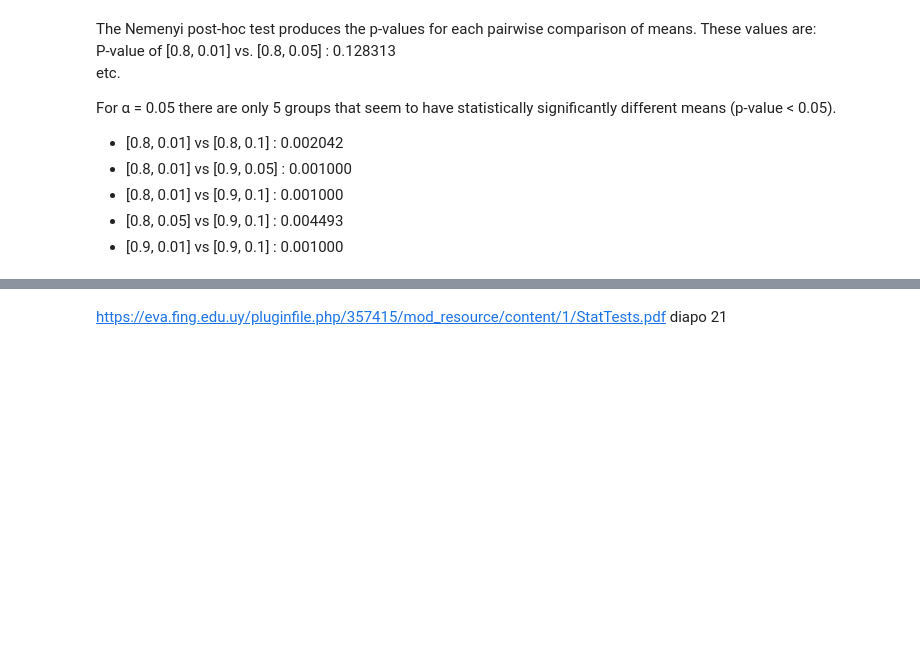
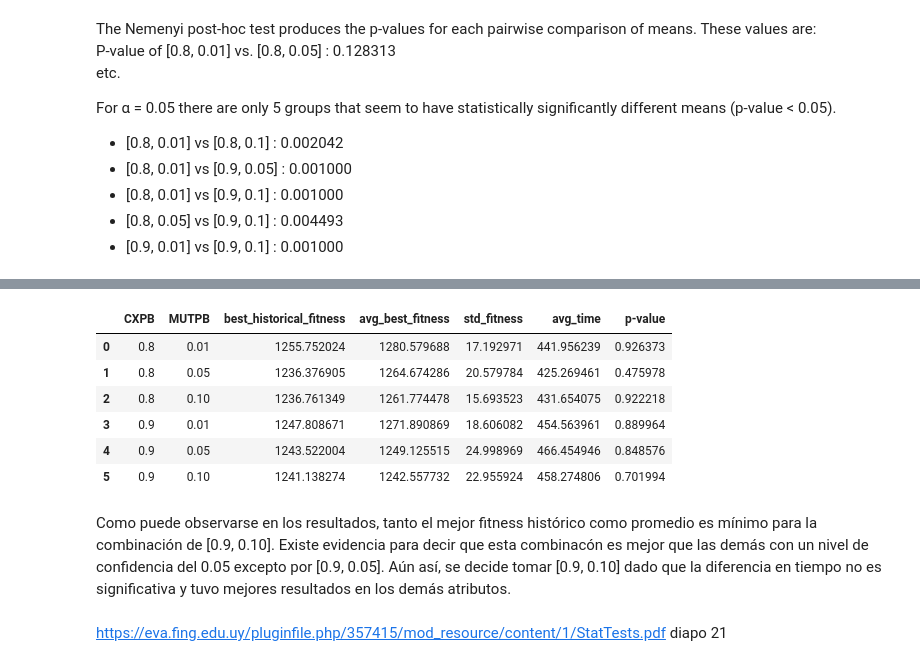
Before and after one commit to guidodinello/polygonal-evolutionary-algorithm, a Jupyter notebook: analysis.ipynb, the cells around one changed output, grey strips where cells are left out. Drawn from its saved outputs; the diff is of its cells as text; code cells hidden in the pictures; blank space fills up the shorter version.

```diff
--- a/analysis.ipynb
+++ b/analysis.ipynb
@@ -91,3 +129,15 @@ configs
+# %%
+resultados
+# %% [output]
+|  | CXPB | MUTPB | best_historical_fitness | avg_best_fitness | std_fitness | avg_time | p-value |
+| 0 | 0.8 | 0.01 | 1255.752024 | 1280.579688 | 17.192971 | 441.956239 | 0.926373 |
+| 1 | 0.8 | 0.05 | 1236.376905 | 1264.674286 | 20.579784 | 425.269461 | 0.475978 |
+| 2 | 0.8 | 0.10 | 1236.761349 | 1261.774478 | 15.693523 | 431.654075 | 0.922218 |
+| 3 | 0.9 | 0.01 | 1247.808671 | 1271.890869 | 18.606082 | 454.563961 | 0.889964 |
+| 4 | 0.9 | 0.05 | 1243.522004 | 1249.125515 | 24.998969 | 466.454946 | 0.848576 |
+| 5 | 0.9 | 0.10 | 1241.138274 | 1242.557732 | 22.955924 | 458.274806 | 0.701994 |
+# %% [markdown]
+Como puede observarse en los resultados, tanto el mejor fitness histórico como promedio es mínimo para la combinación de [0.9, 0.10]. Existe evidencia para decir que esta combinacón es mejor que las demás con un nivel de confidencia del 0.05 excepto por [0.9, 0.05]. Aún así, se decide tomar [0.9, 0.10] dado que la diferencia en tiempo no es significativa y tuvo mejores resultados en los demás atributos.
 # %% [markdown]
 https://eva.fing.edu.uy/pluginfile.php/357415/mod_resource/content/1/StatTests.pdf
 diapo 21
```
Also changed, not shown: parts of 11 cells of this notebook, 6 other files.
